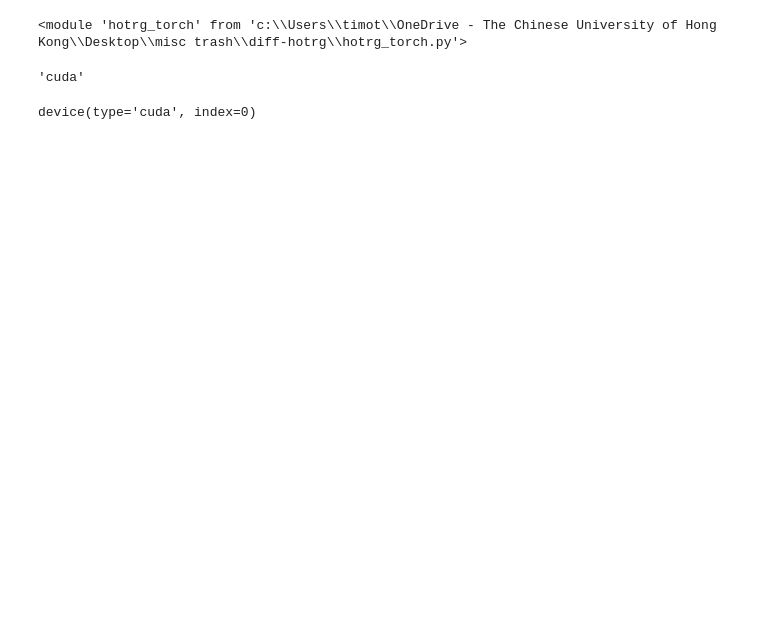
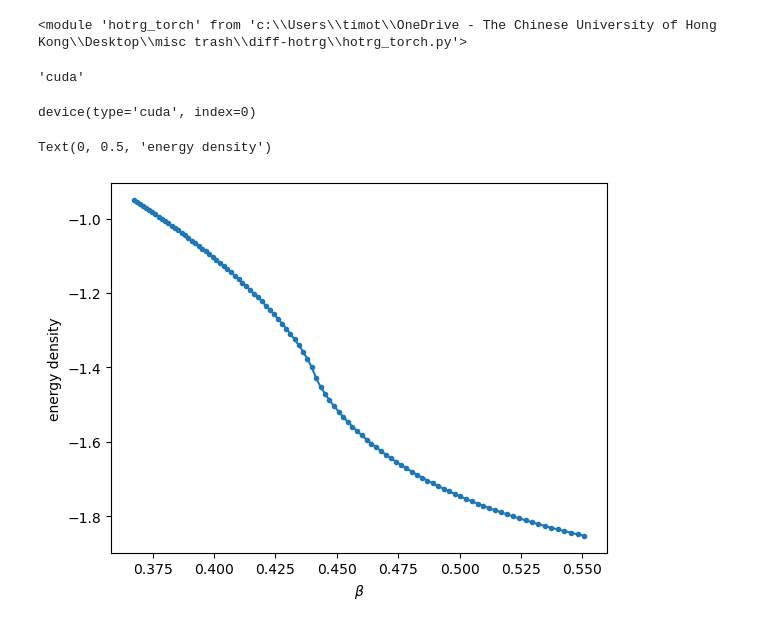
Before and after one commit to timothy-ymchan/diff-hotrg, a Jupyter notebook: hotrg_runs.ipynb, the cells around one changed output. Cells and saved outputs as stored; diff of their text form; code cells hidden in the pictures; blank space fills up the shorter version.

```diff
--- a/hotrg_runs.ipynb
+++ b/hotrg_runs.ipynb
@@ -19,3 +19,32 @@ torch.set_default_device(device)
 torch.get_default_device()
 # %% [output]
 device(type='cuda', index=0)
+# %%
+import numpy as np
+Tc = models.Ising2D.Tc
+dlnZdT_th= []
+d2lnZdT2_th = []
+Nsamples = 100
+Ts = np.linspace(0.8*Tc,1.2*Tc,Nsamples)
+for T in np.linspace(0.8*Tc,1.2*Tc,Nsamples):
+    with torch.autograd.detect_anomaly():
+        temp = torch.Tensor([T]).to(device)
+        temp.requires_grad_()
+        model = models.Ising2D(temp)
+        lnZ = model.get_lnZ()
+
+        dlnZdT, = torch.autograd.grad(lnZ,temp,create_graph=True)
+        d2lnZdT2, = torch.autograd.grad(dlnZdT,temp)
+        dlnZdT_th.append(dlnZdT.item())
+        d2lnZdT2_th.append(d2lnZdT2.item())
+dlnZdT_th = np.array(dlnZdT_th)
+d2lnZdT2_th = np.array(d2lnZdT2_th)
+# %%
+import matplotlib
+import matplotlib.pyplot as plt
+plt.plot(1/Ts,Ts*Ts*dlnZdT_th,marker='.')
+plt.xlabel(r'$\beta$')
+plt.ylabel(r'energy density')
+# %% [output]
+Text(0, 0.5, 'energy density')
+[figure, added]
```
Also changed, not shown: parts of 13 cells of this notebook, 6 other files.
